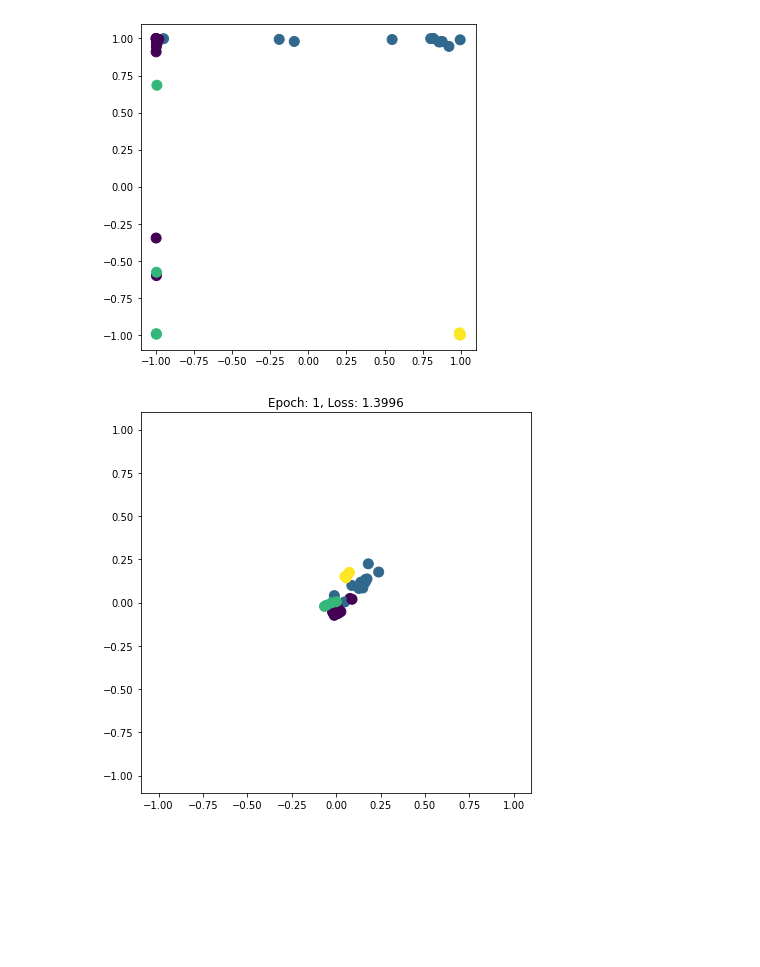
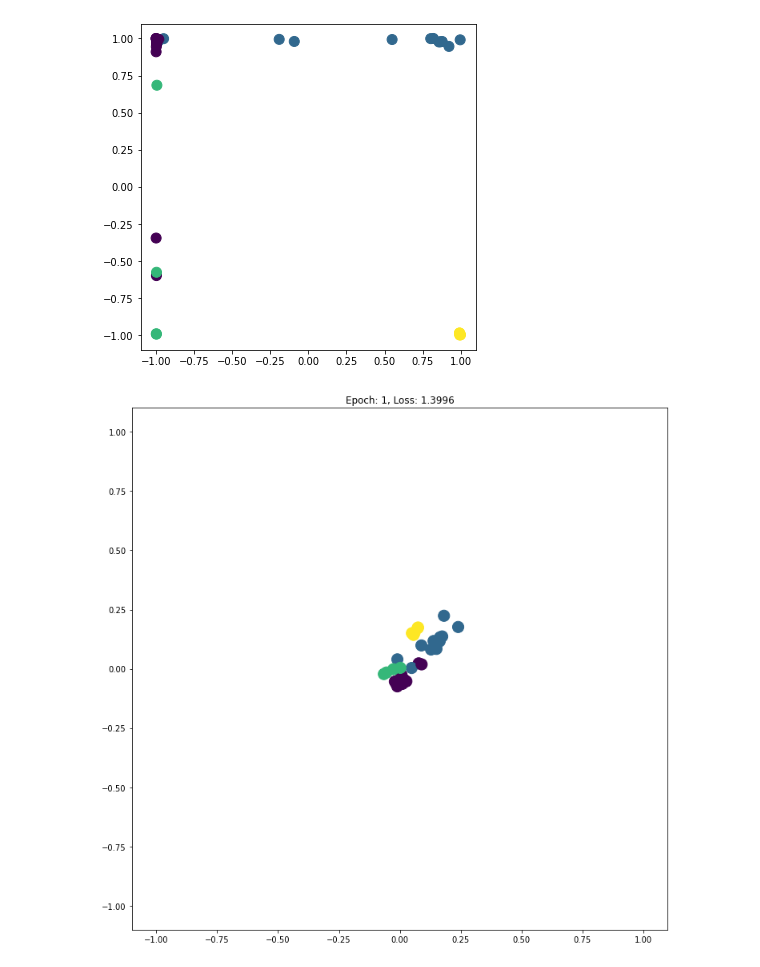
Before and after one commit to lin3372/600_graph_neural_net, a Jupyter notebook: 220219_10_Graph_Neural_Networks_in_Python.ipynb, the cells around one changed output. Drawn from its saved outputs; the diff is of its cells as text; code cells hidden in the pictures; blank space fills up the shorter version.

```diff
--- a/220219_10_Graph_Neural_Networks_in_Python.ipynb
+++ b/220219_10_Graph_Neural_Networks_in_Python.ipynb
@@ -307,21 +307,21 @@ plot_embedding(h)
 # %%
 import matplotlib.animation as animation
 
 def animate(i):
     ax.clear()
     h = embeddings[i]
     h = h.detach().numpy()
-    ax.scatter(h[:, 0], h[:, 1], c=data.y, s=100)
+    ax.scatter(h[:, 0], h[:, 1], c=data.y, s=200)
     ax.set_title(f'Epoch: {epochs[i]}, Loss: {losses[i].item():.4f}')
     ax.set_xlim([-1.1, 1.1])
     ax.set_ylim([-1.1, 1.1])
 
-fig = plt.figure(figsize=(7, 7))
+fig = plt.figure(figsize=(12, 12))
 ax = plt.axes()
 anim = animation.FuncAnimation(fig, animate, frames=len(epochs))
 plt.show()
 # %% [output]
-[figure, old version]
+[figure, new version]
 # %%
 from IPython import display
 
```
Also changed, not shown: parts of 1 cell of this notebook.
